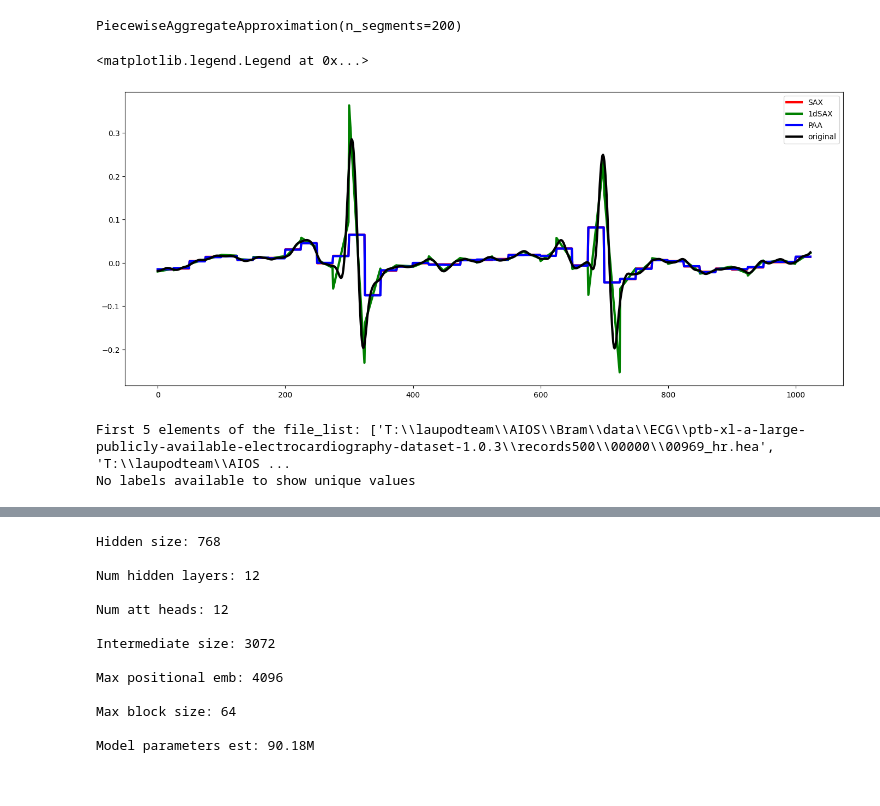
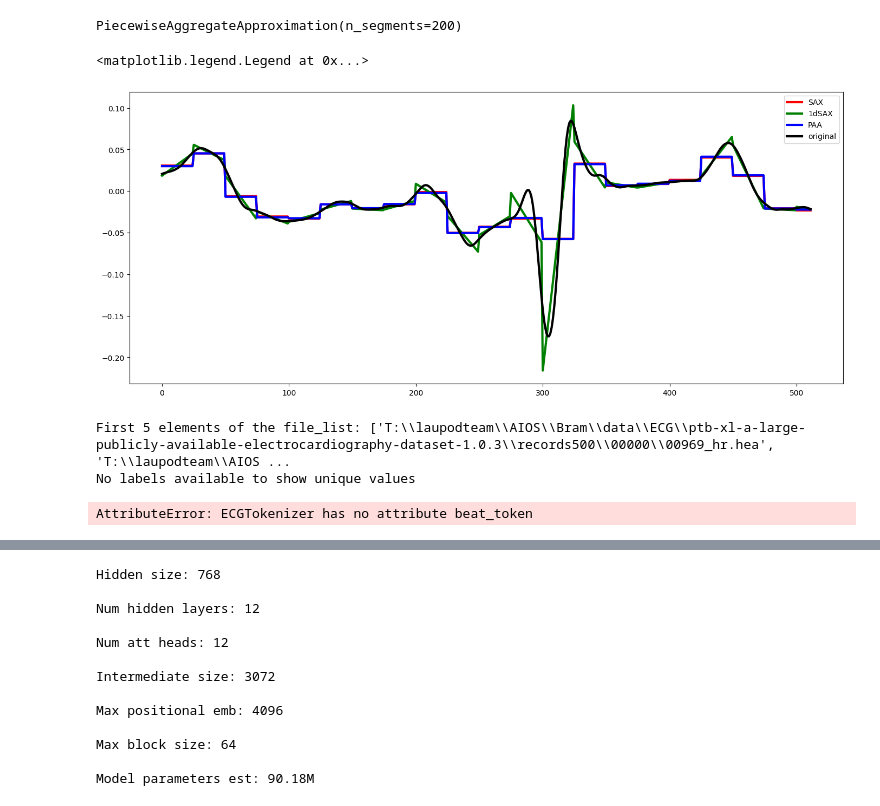
Before and after one commit to bramiozo/TimEx, a Jupyter notebook: sandbox/ECG_WordTransformer.ipynb, the cells around one changed output, grey strips where cells are left out. Drawn from its saved outputs; the diff is of its cells as text; code cells hidden in the pictures.

```diff
--- a/sandbox/ECG_WordTransformer.ipynb
+++ b/sandbox/ECG_WordTransformer.ipynb
@@ -61,9 +61,13 @@ def humanize_params(n, precision=2):
     return str(n)
 # %%
 nsegments = 200
-SAX1d = OneD_SymbolicAggregateApproximation(n_segments=nsegments, alphabet_size_avg=512, alphabet_size_slope=512,
+SAX1d = OneD_SymbolicAggregateApproximation(n_segments=nsegments,
+                                            alphabet_size_avg=512,
+                                            alphabet_size_slope=512,
                                             scale=False)
-SAA = SymbolicAggregateApproximation(n_segments=nsegments, alphabet_size_avg=1024, scale=False)
+SAA = SymbolicAggregateApproximation(n_segments=nsegments,
+                                     alphabet_size_avg=1024,
+                                     scale=False)
 
 PAA = PiecewiseAggregateApproximation(n_segments=nsegments)
 
@@ -131,19 +135,19 @@ inv_sym_test_1d = SAX1d.inverse_transform(sym_test_1d)[0]
 sym_test_paa = PAA.transform([results[ts][:tl,:]])
 inv_sym_test_paa = PAA.inverse_transform(sym_test_paa)[0]
 # %%
-channel = 4
+channel = 2
 s = 2600
-length = 1024
+length = 512
 b, e = s, s + length
 fig,ax=plt.subplots(figsize=(17,7))
 plt.plot(inv_sym_test[b:e, channel], color='red', lw=3, label='SAX')
 plt.plot(inv_sym_test_1d[b:e, channel], color='green', lw=3, label='1dSAX')
 plt.plot(inv_sym_test_paa[b:e, channel], color='blue', lw=3, label='PAA')
 plt.plot(results[ts][b:e, channel], color='black', lw=3, label='original')
 plt.legend()
 # %% [output]
 <matplotlib.legend.Legend at 0x...>
-[figure, old version]
+[figure, new version]
 # %%
 # from scipy.signal import find_peaks
 
@@ -217,6 +221,10 @@ ECGDl = DataLoader(ECGDat, batch_size=128, shuffle=False, collate_fn=collate_tok
 # %% [output]
 First 5 elements of the file_list: ['T:\\laupodteam\\AIOS\\Bram\\data\\ECG\\ptb-xl-a-large-publicly-available-electrocardiography-dataset-1.0.3\\records500\\00000\\00969_hr.hea', 'T:\\laupodteam\\AIOS ...
 No labels available to show unique values
+# %%
+ECGTok.beat_token
+# %% [output]
+AttributeError: ECGTokenizer has no attribute beat_token
 # %%
 model_config = BigBirdConfig.from_pretrained('google/bigbird-roberta-base')
 model_config.bos_token_id = ECGTok.bos_token_id
```
Also changed, not shown: parts of 2 cells of this notebook, 3 other files.
